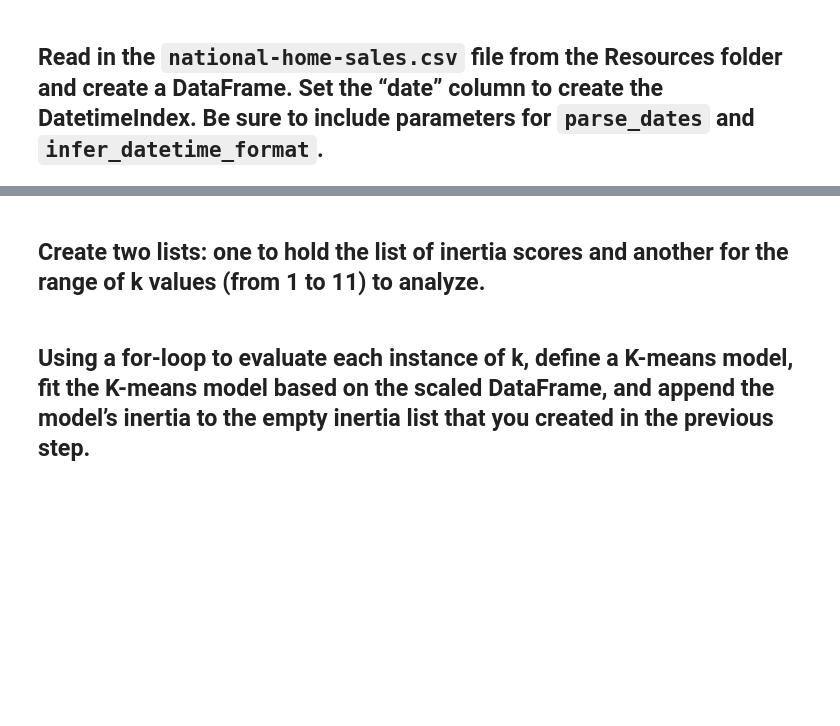
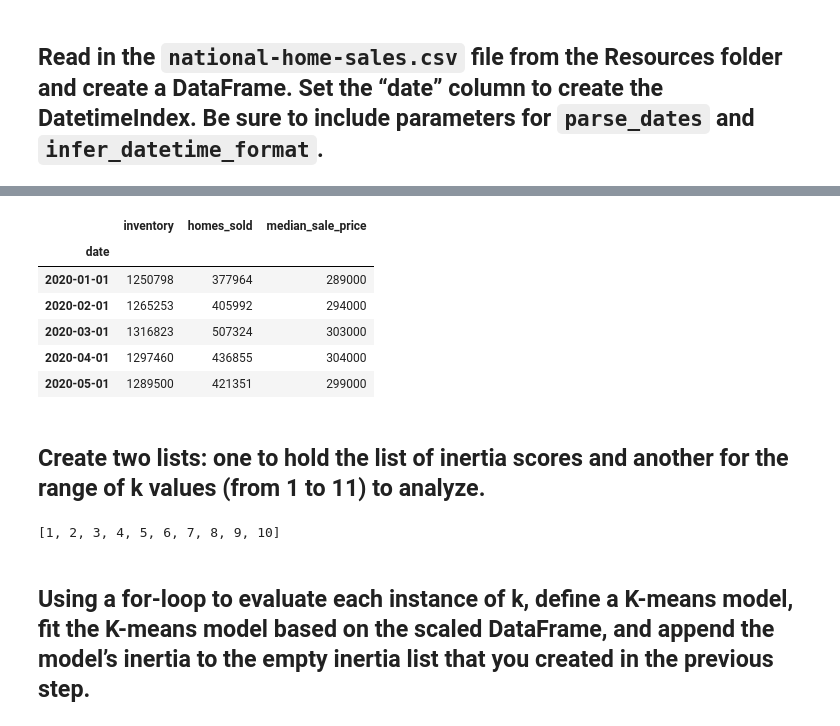
Before and after one commit to jlrichey/UCB-FinTech-Gitlab, a Jupyter notebook: 10-Unsupervised-Learning/2/Activities/01-Warm_Up/Unsolved/homebuying_eras.ipynb, the cells around one changed output, grey strips where cells are left out. Saved outputs shown, nothing was run; the diff lists cells and outputs as text; code cells hidden in the pictures; blank space fills up the shorter version.

```diff
--- a/10-Unsupervised-Learning/2/Activities/01-Warm_Up/Unsolved/homebuying_eras.ipynb
+++ b/10-Unsupervised-Learning/2/Activities/01-Warm_Up/Unsolved/homebuying_eras.ipynb
@@ -26,11 +34,34 @@ home_sales_df.head()
+# %%
+# Read in the CSV file as a Pandas DataFrame
+home_sales_df = pd.read_csv(
+  Path("../Resources/national-home-sales.csv")
+)
+#convert the date to datetime
+home_sales_df['date'] = pd.to_datetime(home_sales_df['date'], format='%m/%d/%y')
+
+#set it to the index
+home_sales_df.set_index('date', inplace=True)
+# Review the DataFrame
+home_sales_df.head()
+# %% [output]
+|  | inventory | homes_sold | median_sale_price |
+| date |  |  |  |
+| 2020-01-01 | 1250798 | 377964 | 289000 |
+| 2020-02-01 | 1265253 | 405992 | 294000 |
+| 2020-03-01 | 1316823 | 507324 | 303000 |
+| 2020-04-01 | 1297460 | 436855 | 304000 |
+| 2020-05-01 | 1289500 | 421351 | 299000 |
 # %% [markdown]
 ## Create two lists: one to hold the list of inertia scores and another for the range of k values (from 1 to 11) to analyze.
 # %%
 # Create a a list to store inertia values
-inertia = # YOUR CODE HERE
+inertia = []
 
 # Create a a list to store the values of k
-k = # YOUR CODE HERE
+k = list(range(1, 11))
+k
+# %% [output]
+[1, 2, 3, 4, 5, 6, 7, 8, 9, 10]
 # %% [markdown]
 ## Using a for-loop to evaluate each instance of k, define a K-means model, fit the K-means model based on the scaled DataFrame, and append the model’s inertia to the empty inertia list that you created in the previous step.
 # %%
```
Also changed, not shown: parts of 12 cells of this notebook, 21 other files.
